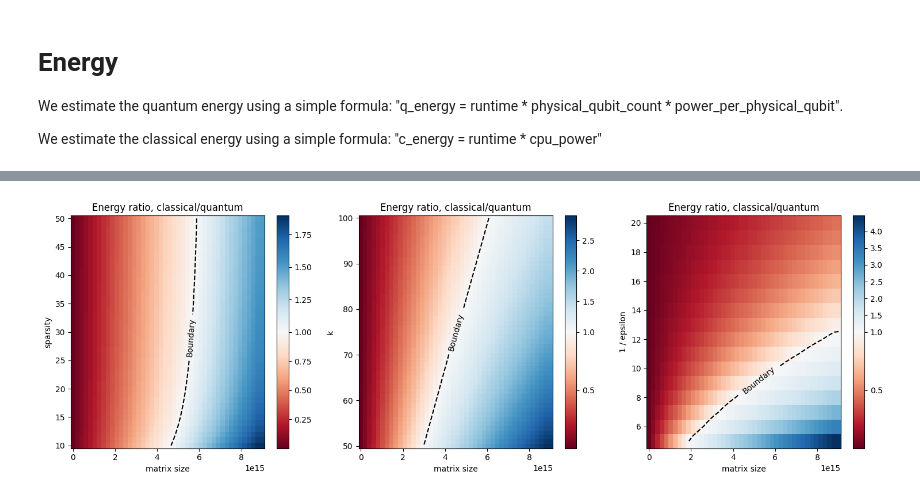
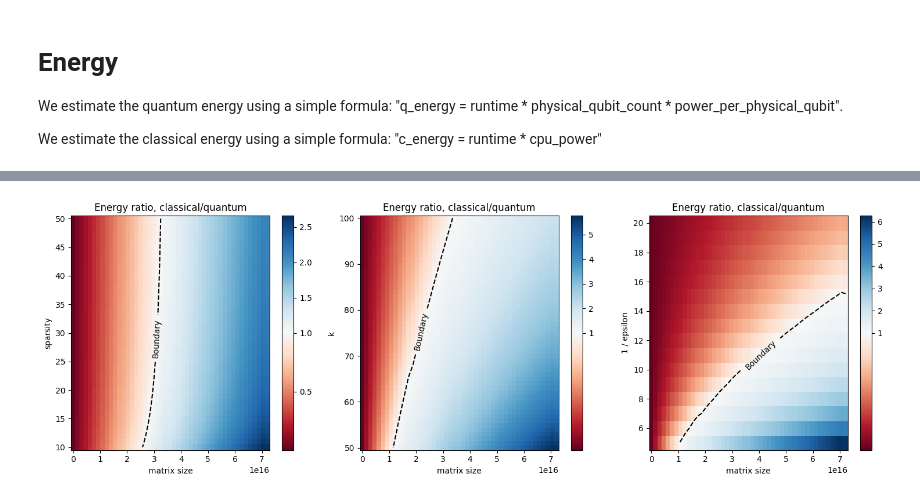
Before and after one commit to tiger9tu/HHL, a Jupyter notebook: tools/heatmap.ipynb, the cells around one changed output, grey strips where cells are left out. Cells and saved outputs as stored; diff of their text form; code cells hidden in the pictures.

```diff
--- a/tools/heatmap.ipynb
+++ b/tools/heatmap.ipynb
@@ -152,7 +221,8 @@ We estimate the quantum energy using a simple formula: "q_energy = runtime * phy
 We estimate the classical energy using a simple formula: "c_energy = runtime * cpu_power"
 # %%
 def calculate_q_energy(k,s,epsilon_inv,N):
-    physical_qubit_count = 150000 + 2500 * np.log2(N)  # numerically estimated using qsharp resource estimator
+    # physical_qubit_count = 150000 + 2500 * np.log2(N)  # numerically estimated using qsharp resource estimator
+    physical_qubit_count = 4375 * np.log2(N) + 31250 # numerically estimated using my estimator
     runtime = calculate_q_runtime(k, s, epsilon_inv, N)
     power_per_physical_qubit = 6.25  # 6.25 Watts very rough estimate by "Estimating the Energy Requirements to  Operate a Cryptanalytically Relevant  Quantum Computer"
 
@@ -195,7 +265,7 @@ def plot_energy_heatmap():  # set this function to avoid conflict variables
     epsilon_inv_start, epsilon_inv_end, depslilon_inv = 5, 20, 1
 
     fix_k, fix_epsilon_inv, fix_s = 100, 10, 100
-    n_start, n_end, dn = 10, 53, 1
+    n_start, n_end, dn = 10, 56, 1
 
     # big N used by classical plot
     N_start = 2**n_start
@@ -259,31 +329,31 @@ def plot_energy_heatmap():  # set this function to avoid conflict variables
         n_start : n_end + dn : dn,
     ]
     _, n_epsilon_N = np.mgrid[
         epsilon_inv_start : epsilon_inv_end + depslilon_inv : depslilon_inv,
         N_start : N_end + dN : dN,
     ]
     n_epsilon_q_energy = calculate_q_energy(fix_k, fix_s, epsilon, 2**n)
     n_epsilon_c_energy= calculate_c_energy(fix_k, fix_s, epsilon, n_epsilon_N)
     n_epsilon_ratio = calculate_ratio(
         n_epsilon_q_energy, n_epsilon_c_energy, n_epsilon_N, n_start
     )
 
     sub_plot(
         fig,
         axs[2],
         n_epsilon_N,
         epsilon,
         n_epsilon_ratio,
         "Energy ratio, classical/quantum",
         "matrix size",
         "1 / epsilon",
     )
 
     plt.tight_layout()
 
     plt.show()
 
 
 plot_energy_heatmap()
 # %% [output]
-[figure, old version]
+[figure, new version]
```
Also changed, not shown: parts of 5 cells of this notebook, 1 other file.
